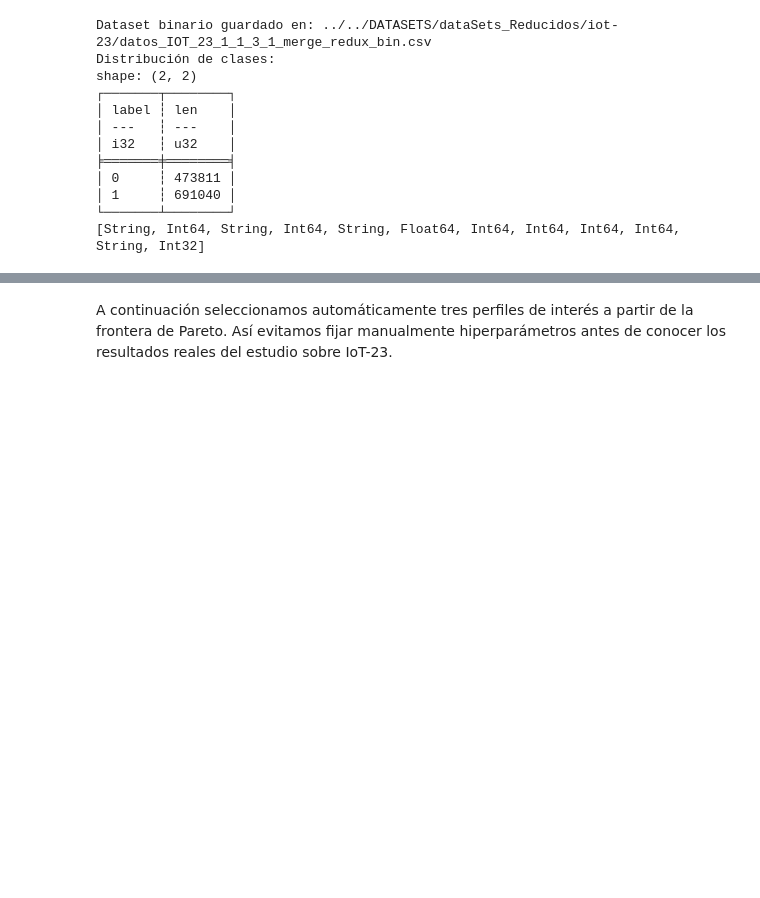
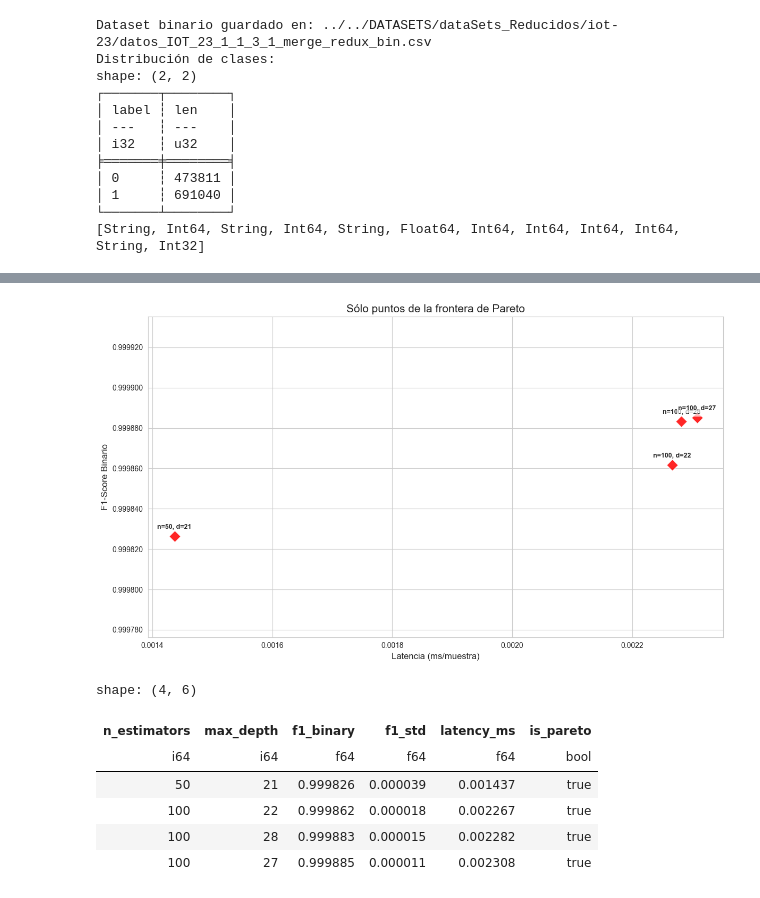
Before and after one commit to Placivm04/PLACI_TFG, a Jupyter notebook: CODIGO/MODELOS IOT/rf_train_iot.ipynb, the cells around one changed output, grey strips where cells are left out. Drawn from its saved outputs; the diff is of its cells as text; code cells hidden in the pictures; blank space fills up the shorter version.

```diff
--- a/CODIGO/MODELOS IOT/rf_train_iot.ipynb
+++ b/CODIGO/MODELOS IOT/rf_train_iot.ipynb
@@ -353,44 +410,76 @@ plt.show()
 # %%
 # representamos únicamente los puntos que forman la frontera de Pareto
 
+from matplotlib.ticker import FormatStrFormatter
+
 # 1. cargamos los resultados y filtramos
 df = pl.read_csv("rf_iot23_trials_results_cv.csv")
-pareto = df.filter(pl.col("is_pareto") == True)
+pareto = (
+    df
+    .filter(pl.col("is_pareto") == True)
+    .sort("latency_ms")
+)
 
 # 2. estilo
 plt.figure(figsize=(12, 7))
 sns.set_style("whitegrid")
+ax = plt.gca()
 
-# 3. dibujamos sólo los puntos pareto
+# 3. dibujamos sólo los puntos de Pareto
 sns.scatterplot(
     x=pareto["latency_ms"].to_numpy(),
-    y=pareto["f1_macro"].to_numpy(),
-    s=100,
+    y=pareto["f1_binary"].to_numpy(),
     color="red",
     marker="D",
-    alpha=0.8
+    s=120,
+    alpha=0.85,
+    ax=ax
 )
 
-# 4. anotamos cada punto como antes
+# Evitamos el formato raro del eje Y cuando los F1 están muy cerca de 1.0
+ax.ticklabel_format(style='plain', axis='y', useOffset=False)
+ax.yaxis.set_major_formatter(FormatStrFormatter('%.6f'))
+
+# Añadimos un pequeño margen vertical para que respiren los puntos
+y_vals = pareto["f1_binary"].to_numpy()
+if len(y_vals) > 0:
+    y_min = float(y_vals.min())
+    y_max = float(y_vals.max())
+    margin = max((y_max - y_min) * 0.2, 0.00005)
+    ax.set_ylim(y_min - margin, y_max + margin)
+
+# 4. anotamos cada punto pegado a su marca roja
 for row in pareto.iter_rows(named=True):
-    plt.text(
-        row["latency_ms"],
-        row["f1_macro"] + 0.0005,
+    ax.annotate(
         f"n={int(row['n_estimators'])}, d={int(row['max_depth'])}",
-        fontsize=9, fontweight='bold', ha='center'
+        xy=(row["latency_ms"], row["f1_binary"]),
+        xytext=(0, 8),
+        textcoords='offset points',
+        ha='center',
+        va='bottom',
+        fontsize=9,
+        fontweight='bold',
+        bbox=dict(facecolor='white', alpha=0.7, edgecolor='none', pad=1.5)
     )
 
 # 5. etiquetas
-plt.title("Sólo frontera de Pareto", fontsize=15)
+plt.title("Sólo puntos de la frontera de Pareto", fontsize=15)
 plt.xlabel("Latencia (ms/muestra)", fontsize=12)
-plt.ylabel("F1-Score Macro", fontsize=12)
+plt.ylabel("F1-Score Binario", fontsize=12)
+plt.tight_layout()
 plt.show()
 
-# Mostramos los puntos de pareto
-
+# Mostramos los puntos de Pareto
 display(pareto)
+# %% [output]
+[figure, added]
+shape: (4, 6)
+| n_estimators | max_depth | f1_binary | f1_std | latency_ms | is_pareto |
+| i64 | i64 | f64 | f64 | f64 | bool |
+| 50 | 21 | 0.999826 | 0.000039 | 0.001437 | true |
+| 100 | 22 | 0.999862 | 0.000018 | 0.002267 | true |
+| 100 | 28 | 0.999883 | 0.000015 | 0.002282 | true |
+| 100 | 27 | 0.999885 | 0.000011 | 0.002308 | true |
-# %% [markdown]
-A continuación seleccionamos automáticamente tres perfiles de interés a partir de la frontera de Pareto. Así evitamos fijar manualmente hiperparámetros antes de conocer los resultados reales del estudio sobre IoT-23.
 # %%
 # Definimos tus 3 configuraciones finalistas
 candidatos = [
```
Also changed, not shown: parts of 7 cells of this notebook, 9 other files.
